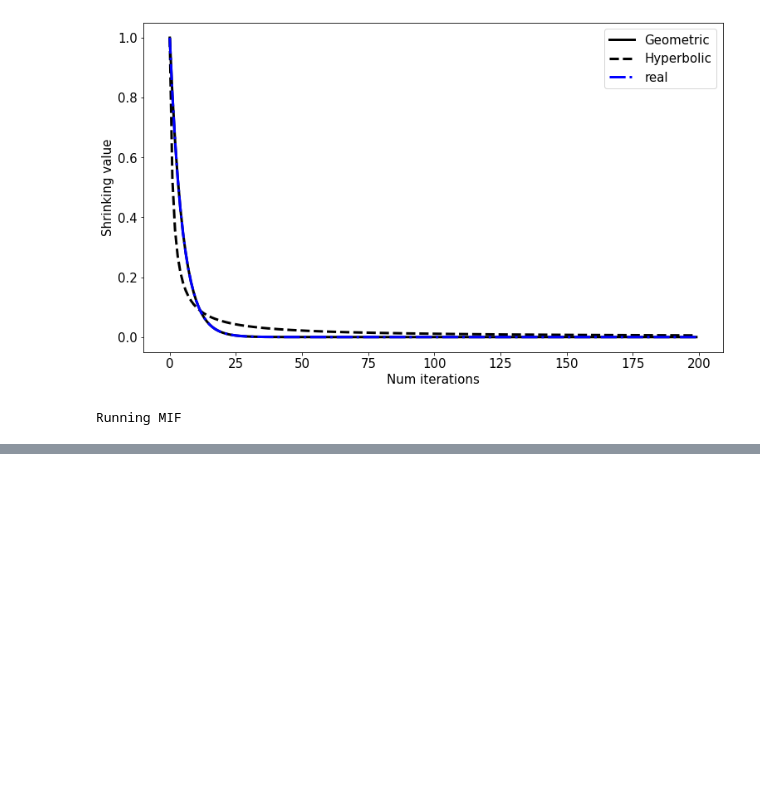
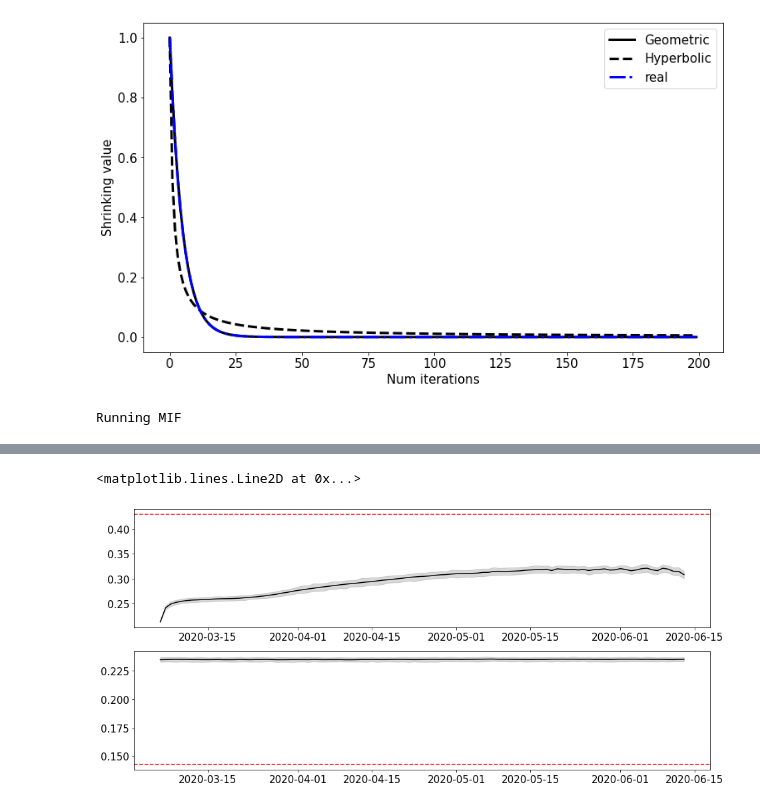
Before and after one commit to ChaosDonkey06/ID_Modeling, a Jupyter notebook: POMP_INFERENCE/SIR_IF_EAKF.ipynb, the cells around one changed output, grey strips where cells are left out. Drawn from its saved outputs; the diff is of its cells as text; code cells hidden in the pictures; blank space fills up the shorter version.

```diff
--- a/POMP_INFERENCE/SIR_IF_EAKF.ipynb
+++ b/POMP_INFERENCE/SIR_IF_EAKF.ipynb
@@ -709,3 +713,25 @@ Running MIF
+# %%
+para_post_timesss = para_post_all.mean(-1)
+beta_time  = para_post_timesss[0,:,:]
+gamma_time = para_post_timesss[1,:,:]
+
+
+beta_time_df   = create_df_response(beta_time, time=100)
+gamma_time_df  = create_df_response(gamma_time, time=100)
+
+
+fig, ax= plt.subplots(2, 1, figsize=(15.5, 7.2))
+
+ax[0].plot(beta_time_df.index.values, beta_time_df["mean"], c="k")
+ax[0].fill_between(beta_time_df.index.values, beta_time_df["low_95"],  beta_time_df["high_95"], color="gray", alpha=0.3)
+ax[0].axhline(y=beta_truth, color="red", linestyle="--")
+
+ax[1].plot(gamma_time_df.index.values, gamma_time_df["mean"], c="k")
+ax[1].fill_between(gamma_time_df.index.values, gamma_time_df["low_95"],  gamma_time_df["high_95"], color="gray", alpha=0.3)
+ax[1].axhline(y=gamma_truth, color="red", linestyle="--")
+# %% [output]
+<matplotlib.lines.Line2D at 0x...>
+[figure, added]
 # %%
 import seaborn as sns
 
```
Also changed, not shown: parts of 10 cells of this notebook, 5 other files.
